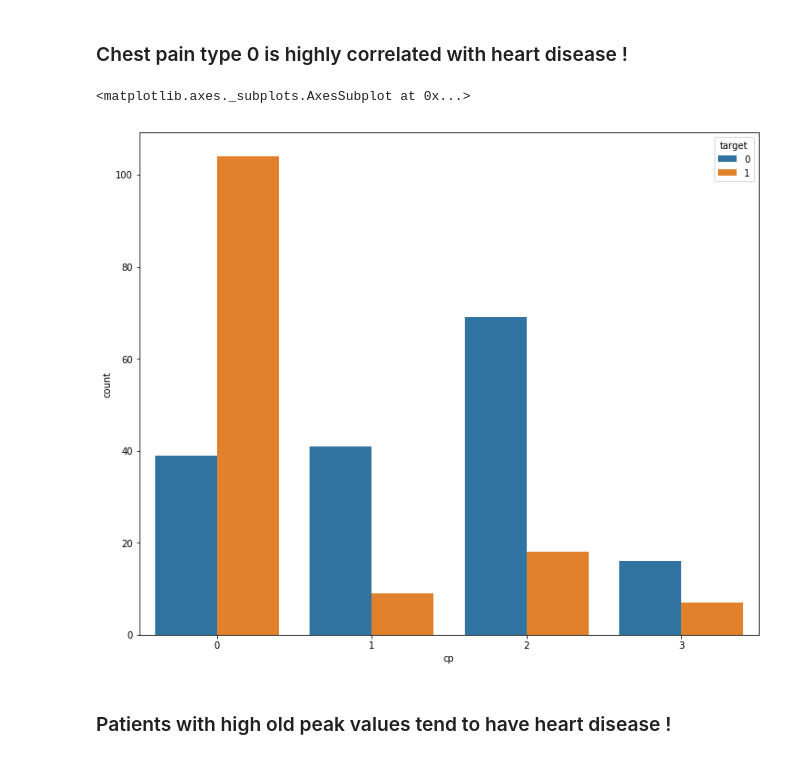
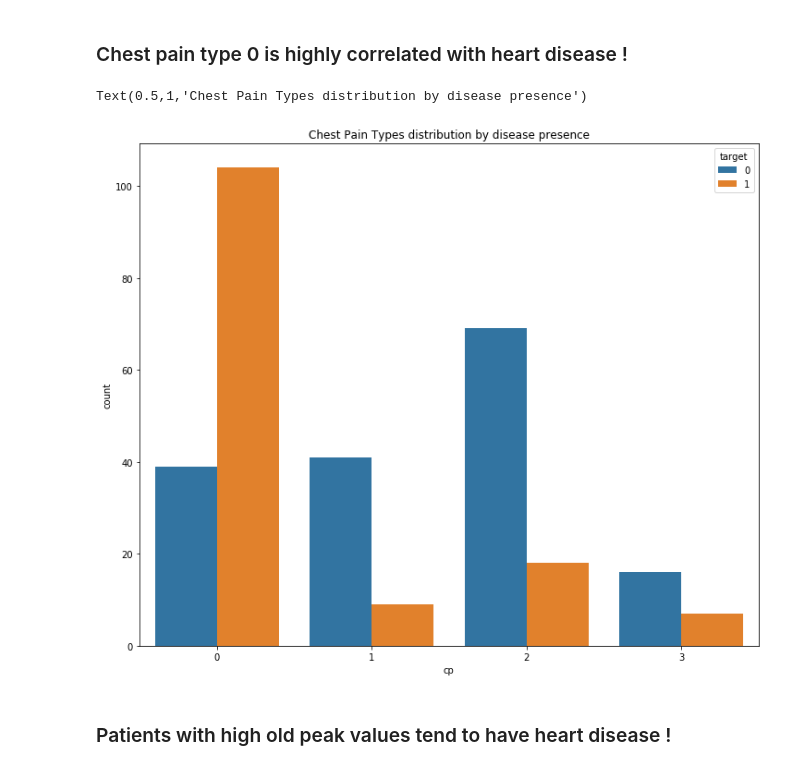
Before and after one commit to kaizendae/Heart-Disease-Project, a Jupyter notebook: Heart_disease_final_project.ipynb, the cells around one changed output. Drawn from its saved outputs; the diff is of its cells as text; code cells hidden in the pictures.

```diff
--- a/Heart_disease_final_project.ipynb
+++ b/Heart_disease_final_project.ipynb
@@ -235,9 +245,10 @@ sns.countplot(x="sex", hue="target", data=heart_data)
 ### Chest pain type 0 is highly correlated with heart disease !
 # %%
 sns.countplot(x="cp", hue="target", data=heart_data)
+plt.title('Chest Pain Types distribution by disease presence')
 # %% [output]
-<matplotlib.axes._subplots.AxesSubplot at 0x...>
+Text(0.5,1,'Chest Pain Types distribution by disease presence')
-[figure, old version]
+[figure, new version]
 # %% [markdown]
 ### Patients with high old peak values tend to have heart disease !
 # %%
```
Also changed, not shown: parts of 7 cells of this notebook, 1 other file.
